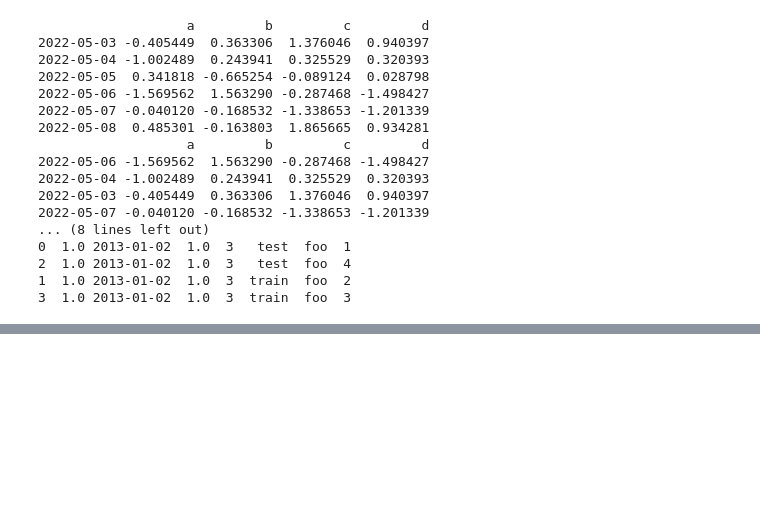
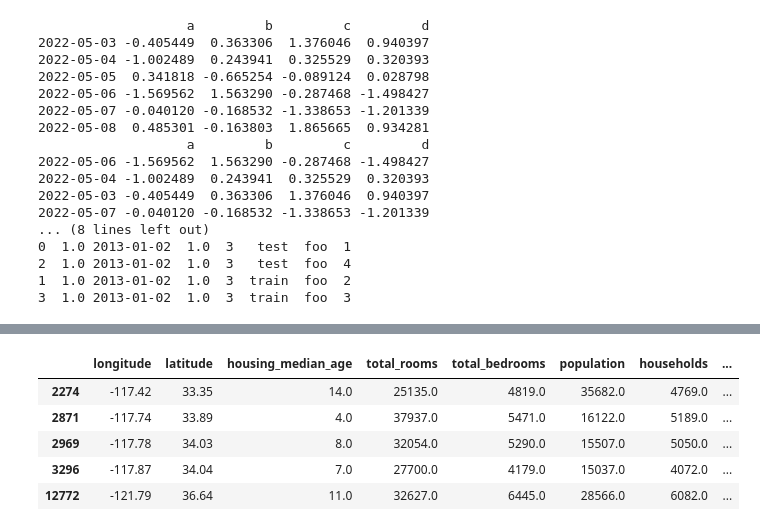
Before and after one commit to KishorSubbarayalu/Pandas-Exercise, a Jupyter notebook: Pandas_Exercise.ipynb, the cells around one changed output, grey strips where cells are left out. Drawn from its saved outputs; the diff is of its cells as text; code cells hidden in the pictures; blank space fills up the shorter version.

```diff
--- a/Pandas_Exercise.ipynb
+++ b/Pandas_Exercise.ipynb
@@ -283,0 +402,11 @@ print(df2.sort_values(by=['E','G']))
+# %%
+# Boolean Indexing
+
+df[df.population > 15000] # Get records where population is > 15K
+# %% [output]
+|  | longitude | latitude | housing_median_age | total_rooms | total_bedrooms | population | households | ... |
+| 2274 | -117.42 | 33.35 | 14.0 | 25135.0 | 4819.0 | 35682.0 | 4769.0 | ... |
+| 2871 | -117.74 | 33.89 | 4.0 | 37937.0 | 5471.0 | 16122.0 | 5189.0 | ... |
+| 2969 | -117.78 | 34.03 | 8.0 | 32054.0 | 5290.0 | 15507.0 | 5050.0 | ... |
+| 3296 | -117.87 | 34.04 | 7.0 | 27700.0 | 4179.0 | 15037.0 | 4072.0 | ... |
+| 12772 | -121.79 | 36.64 | 11.0 | 32627.0 | 6445.0 | 28566.0 | 6082.0 | ... |
```
Also changed, not shown: parts of 21 cells of this notebook.
